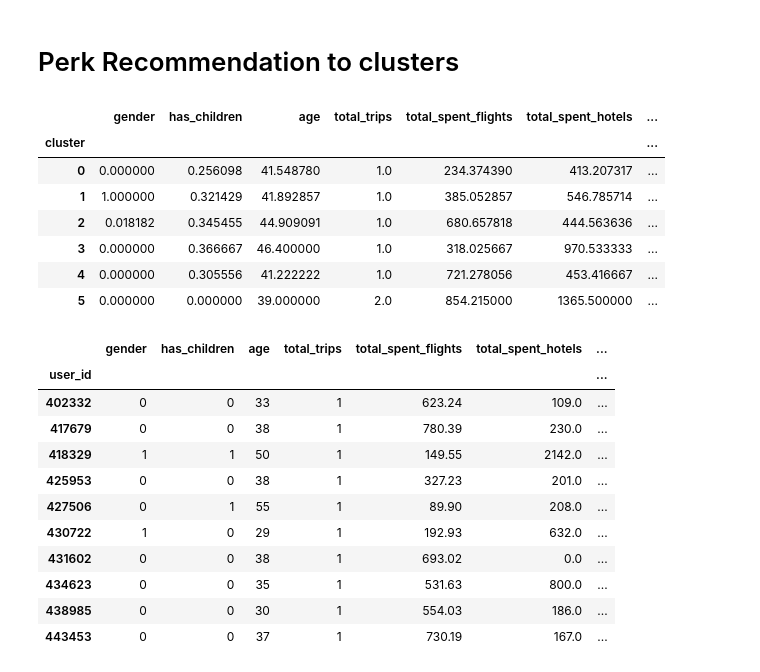
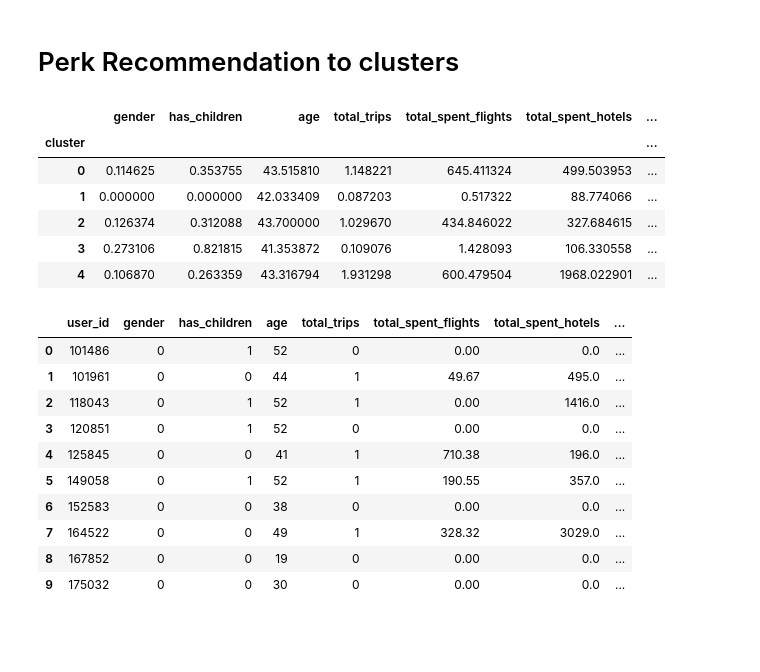
Before and after one commit to sdutt81/TravelTide_Loyalty_Program, a Jupyter notebook: TravelTide_Customer_Segmentation.ipynb, the cells around one changed output. Drawn from its saved outputs; the diff is of its cells as text; code cells hidden in the pictures; blank space fills up the shorter version.

```diff
--- a/TravelTide_Customer_Segmentation.ipynb
+++ b/TravelTide_Customer_Segmentation.ipynb
@@ -492,7 +476,8 @@ final_features['gender'].value_counts()
 dtype: int64
 # %%
 gender_map = {'F': 0,
-              'M': 1}
+              'M': 1,
+              'O': 0}
 
 final_features['gender'] = final_features['gender'].map(gender_map)
 # %%
@@ -530,6 +515,8 @@ final_features.isna().sum()
 | booking_frequency | 0 |
 | session_recency | 0 |
 dtype: int64
+# %%
+final_features = final_features.fillna(0)
 # %%
 final_features.describe().T
 # %% [output]
@@ -701,6 +682,6 @@ plt.show()
 # %%
 # Choose the optimal number of clusters (e.g., 4)
-optimal_k = 6
+optimal_k = 5
 
 # Perform K-Means clustering
 kmeans = KMeans(n_clusters=optimal_k, random_state=42)
@@ -776,20 +755,15 @@ def assign_cluster_perks(cluster_row):
         return("Free child ticket")
 
     # Exclusive Discounts : These are customers with high booking frequency. Frequent travelers are loyal, so offering "Exclusive Discounts" encourages continued loyalty.
-    elif cluster_row['booking_frequency'] > 2 :
+    elif cluster_row['booking_frequency'] > 3 :
         return("Exclusive Discounts")
-
-    # Free hotel meal : Moderate spending on hotels and flights. These customers might appreciate a "Free Hotel Meal" as a mid-tier perk.
-    elif cluster_row['total_spent_flights'] < 500 and cluster_row['total_spent_hotels'] < 500:
-        return("Free hotel meal")
 
     # Free checked bags : These customers travel internationally and frequently check bags.
     elif cluster_row['avg_checked_bags'] > 0.5 and cluster_row['international_trips'] > 0.9:
         return("Free checked bags")
 
-    # 1-night free :  These customers spend a lot on flights but not on hotels and have been inactive for quite some time,
-    # so offering "One Night Free Hotel With Flight" perk can make them to book more hotels.
-    elif cluster_row['total_spent_flights'] > 500 and cluster_row['total_spent_hotels'] < 500 and cluster_row['session_recency'] > 700:
+    # 1-night free :  These customers spend a lot on flights but not on hotels,so offering "One Night Free Hotel With Flight" perk can make them to book more hotels.
+    elif cluster_row['total_spent_flights'] > 400 and cluster_row['total_spent_hotels'] < 400 :
         return("One Night Free Hotel With Flight")
 
     # 10% off next trip : For customers who do not fit any of the above conditions, a one time 10% off next trip can be offered
@@ -803,29 +777,28 @@ cluster_analysis
 # %% [output]
 |  | gender | has_children | age | total_trips | total_spent_flights | total_spent_hotels | ... |
 | cluster |  |  |  |  |  |  | ... |
-| 0 | 0.000000 | 0.256098 | 41.548780 | 1.0 | 234.374390 | 413.207317 | ... |
-| 1 | 1.000000 | 0.321429 | 41.892857 | 1.0 | 385.052857 | 546.785714 | ... |
-| 2 | 0.018182 | 0.345455 | 44.909091 | 1.0 | 680.657818 | 444.563636 | ... |
-| 3 | 0.000000 | 0.366667 | 46.400000 | 1.0 | 318.025667 | 970.533333 | ... |
-| 4 | 0.000000 | 0.305556 | 41.222222 | 1.0 | 721.278056 | 453.416667 | ... |
-| 5 | 0.000000 | 0.000000 | 39.000000 | 2.0 | 854.215000 | 1365.500000 | ... |
+| 0 | 0.114625 | 0.353755 | 43.515810 | 1.148221 | 645.411324 | 499.503953 | ... |
+| 1 | 0.000000 | 0.000000 | 42.033409 | 0.087203 | 0.517322 | 88.774066 | ... |
+| 2 | 0.126374 | 0.312088 | 43.700000 | 1.029670 | 434.846022 | 327.684615 | ... |
+| 3 | 0.273106 | 0.821815 | 41.353872 | 0.109076 | 1.428093 | 106.330558 | ... |
+| 4 | 0.106870 | 0.263359 | 43.316794 | 1.931298 | 600.479504 | 1968.022901 | ... |
 # %%
 # Merge cluster perks into the main user dataframe
 final_features = final_features.merge(cluster_analysis[['perks']], left_on='cluster', right_index=True, how='left')
+final_features = final_features.reset_index()
 final_features.head(10)
 # %% [output]
-|  | gender | has_children | age | total_trips | total_spent_flights | total_spent_hotels | ... |
-| user_id |  |  |  |  |  |  | ... |
-| 402332 | 0 | 0 | 33 | 1 | 623.24 | 109.0 | ... |
-| 417679 | 0 | 0 | 38 | 1 | 780.39 | 230.0 | ... |
-| 418329 | 1 | 1 | 50 | 1 | 149.55 | 2142.0 | ... |
-| 425953 | 0 | 0 | 38 | 1 | 327.23 | 201.0 | ... |
-| 427506 | 0 | 1 | 55 | 1 | 89.90 | 208.0 | ... |
-| 430722 | 1 | 0 | 29 | 1 | 192.93 | 632.0 | ... |
-| 431602 | 0 | 0 | 38 | 1 | 693.02 | 0.0 | ... |
-| 434623 | 0 | 0 | 35 | 1 | 531.63 | 800.0 | ... |
-| 438985 | 0 | 0 | 30 | 1 | 554.03 | 186.0 | ... |
-| 443453 | 0 | 0 | 37 | 1 | 730.19 | 167.0 | ... |
+|  | user_id | gender | has_children | age | total_trips | total_spent_flights | total_spent_hotels | ... |
+| 0 | 101486 | 0 | 1 | 52 | 0 | 0.00 | 0.0 | ... |
+| 1 | 101961 | 0 | 0 | 44 | 1 | 49.67 | 495.0 | ... |
+| 2 | 118043 | 0 | 1 | 52 | 1 | 0.00 | 1416.0 | ... |
+| 3 | 120851 | 0 | 1 | 52 | 0 | 0.00 | 0.0 | ... |
+| 4 | 125845 | 0 | 0 | 41 | 1 | 710.38 | 196.0 | ... |
+| 5 | 149058 | 0 | 1 | 52 | 1 | 190.55 | 357.0 | ... |
+| 6 | 152583 | 0 | 0 | 38 | 0 | 0.00 | 0.0 | ... |
+| 7 | 164522 | 0 | 0 | 49 | 1 | 328.32 | 3029.0 | ... |
+| 8 | 167852 | 0 | 0 | 19 | 0 | 0.00 | 0.0 | ... |
+| 9 | 175032 | 0 | 0 | 30 | 0 | 0.00 | 0.0 | ... |
 # %%
 cluster_distribution = final_features['cluster'].value_counts()
 # Plot stacked bar chart
```
Also changed, not shown: parts of 32 cells of this notebook.
